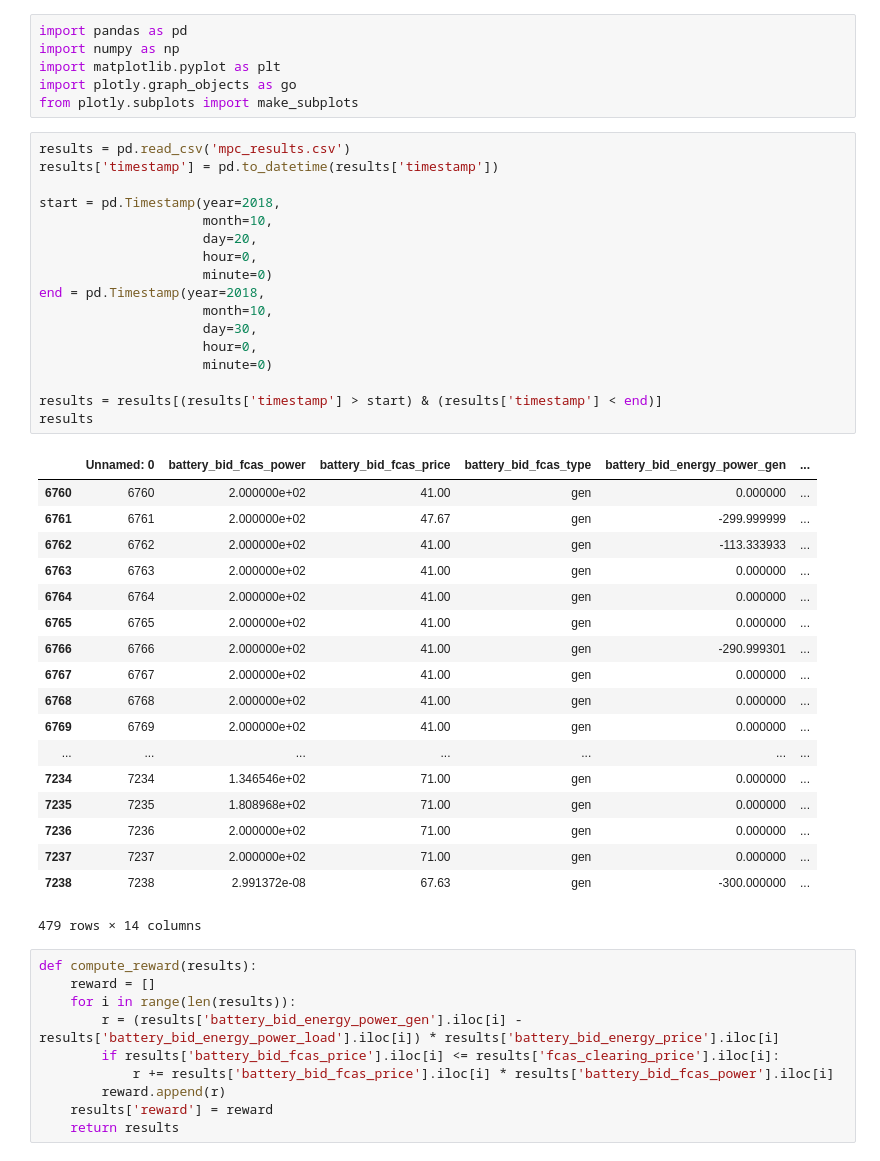
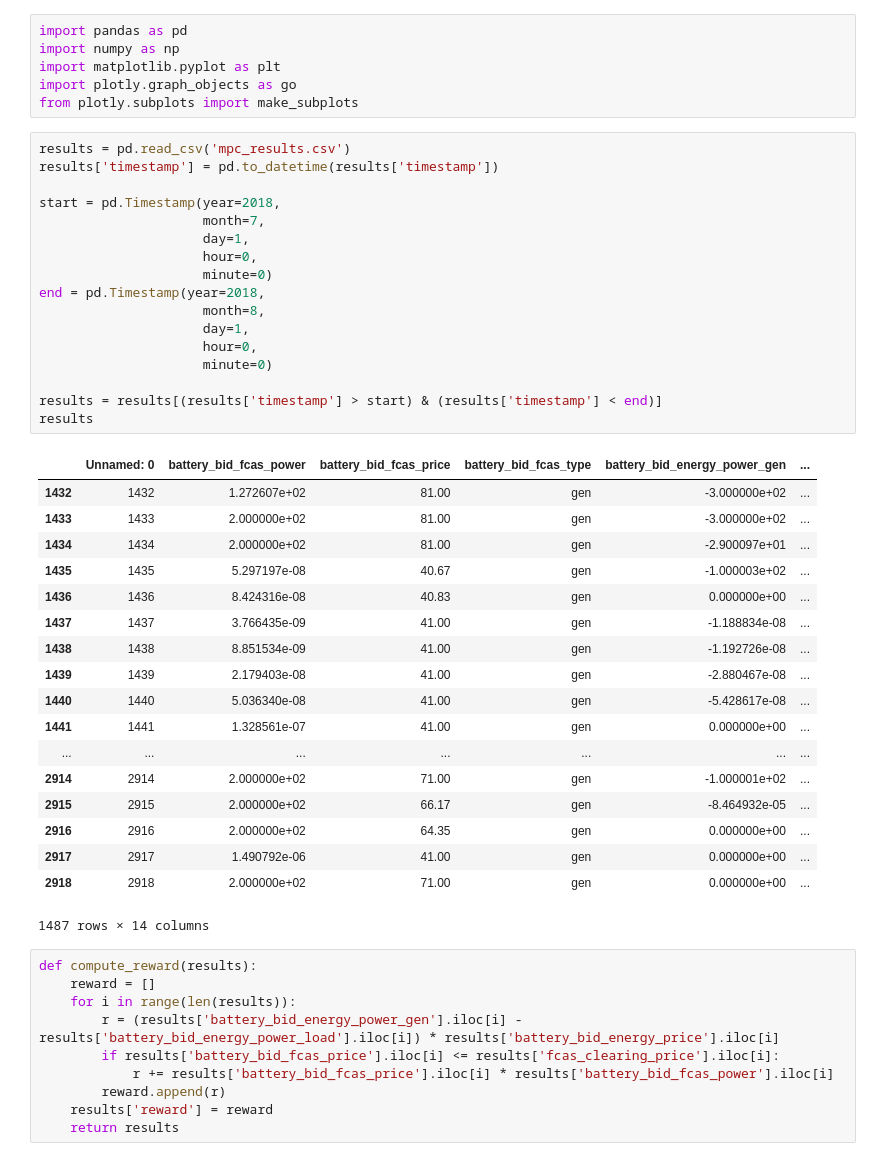
Before and after one commit to mathildebadoual/optimal_bidding, a Jupyter notebook: plot_results_mpc.ipynb, the cells around one changed output. Cells and saved outputs as stored; diff of their text form.

```diff
--- a/plot_results_mpc.ipynb
+++ b/plot_results_mpc.ipynb
@@ -7,39 +7,39 @@ from plotly.subplots import make_subplots
 # %%
 results = pd.read_csv('mpc_results.csv')
 results['timestamp'] = pd.to_datetime(results['timestamp'])
 
 start = pd.Timestamp(year=2018,
-                     month=10,
-                     day=20,
+                     month=7,
+                     day=1,
                      hour=0,
                      minute=0)
 end = pd.Timestamp(year=2018,
-                     month=10,
-                     day=30,
+                     month=8,
+                     day=1,
                      hour=0,
                      minute=0)
 
 results = results[(results['timestamp'] > start) & (results['timestamp'] < end)]
 results
 # %% [output]
 |  | Unnamed: 0 | battery_bid_fcas_power | battery_bid_fcas_price | battery_bid_fcas_type | battery_bid_energy_power_gen | ... |
-| 6760 | 6760 | 2.000000e+02 | 41.00 | gen | 0.000000 | ... |
-| 6761 | 6761 | 2.000000e+02 | 47.67 | gen | -299.999999 | ... |
-| 6762 | 6762 | 2.000000e+02 | 41.00 | gen | -113.333933 | ... |
-| 6763 | 6763 | 2.000000e+02 | 41.00 | gen | 0.000000 | ... |
-| 6764 | 6764 | 2.000000e+02 | 41.00 | gen | 0.000000 | ... |
-| 6765 | 6765 | 2.000000e+02 | 41.00 | gen | 0.000000 | ... |
-| 6766 | 6766 | 2.000000e+02 | 41.00 | gen | -290.999301 | ... |
-| 6767 | 6767 | 2.000000e+02 | 41.00 | gen | 0.000000 | ... |
-| 6768 | 6768 | 2.000000e+02 | 41.00 | gen | 0.000000 | ... |
-| 6769 | 6769 | 2.000000e+02 | 41.00 | gen | 0.000000 | ... |
+| 1432 | 1432 | 1.272607e+02 | 81.00 | gen | -3.000000e+02 | ... |
+| 1433 | 1433 | 2.000000e+02 | 81.00 | gen | -3.000000e+02 | ... |
+| 1434 | 1434 | 2.000000e+02 | 81.00 | gen | -2.900097e+01 | ... |
+| 1435 | 1435 | 5.297197e-08 | 40.67 | gen | -1.000003e+02 | ... |
+| 1436 | 1436 | 8.424316e-08 | 40.83 | gen | 0.000000e+00 | ... |
+| 1437 | 1437 | 3.766435e-09 | 41.00 | gen | -1.188834e-08 | ... |
+| 1438 | 1438 | 8.851534e-09 | 41.00 | gen | -1.192726e-08 | ... |
+| 1439 | 1439 | 2.179403e-08 | 41.00 | gen | -2.880467e-08 | ... |
+| 1440 | 1440 | 5.036340e-08 | 41.00 | gen | -5.428617e-08 | ... |
+| 1441 | 1441 | 1.328561e-07 | 41.00 | gen | 0.000000e+00 | ... |
 | ... | ... | ... | ... | ... | ... | ... |
-| 7234 | 7234 | 1.346546e+02 | 71.00 | gen | 0.000000 | ... |
-| 7235 | 7235 | 1.808968e+02 | 71.00 | gen | 0.000000 | ... |
-| 7236 | 7236 | 2.000000e+02 | 71.00 | gen | 0.000000 | ... |
-| 7237 | 7237 | 2.000000e+02 | 71.00 | gen | 0.000000 | ... |
-| 7238 | 7238 | 2.991372e-08 | 67.63 | gen | -300.000000 | ... |
+| 2914 | 2914 | 2.000000e+02 | 71.00 | gen | -1.000001e+02 | ... |
+| 2915 | 2915 | 2.000000e+02 | 66.17 | gen | -8.464932e-05 | ... |
+| 2916 | 2916 | 2.000000e+02 | 64.35 | gen | 0.000000e+00 | ... |
+| 2917 | 2917 | 1.490792e-06 | 41.00 | gen | 0.000000e+00 | ... |
+| 2918 | 2918 | 2.000000e+02 | 71.00 | gen | 0.000000e+00 | ... |
-479 rows × 14 columns
+1487 rows × 14 columns
 # %%
 def compute_reward(results):
     reward = []
```
Also changed, not shown: parts of 3 cells of this notebook, 7 other files.
